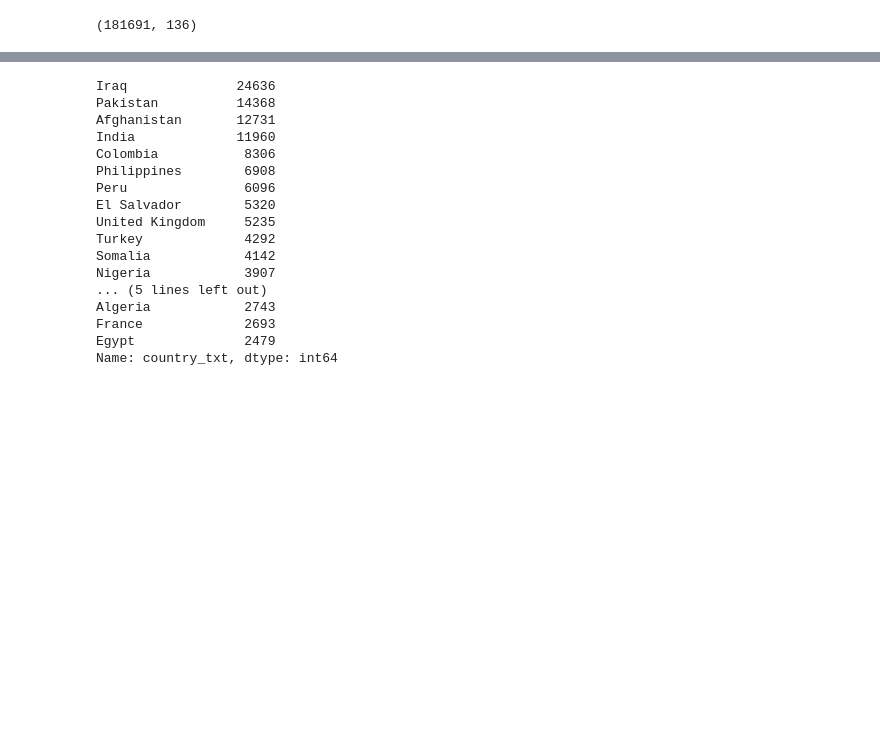
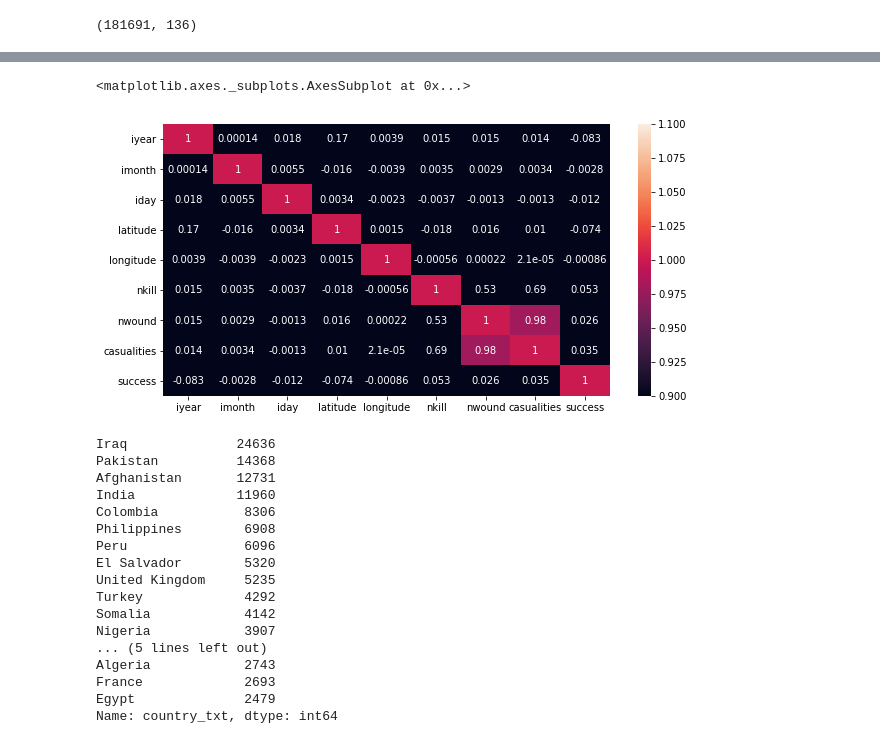
Before and after one commit to jogapritam/Global-Terrorism-Analysis, a Jupyter notebook: Global_Terrorism_Analysis_Capstone_Project.ipynb, the cells around one changed output, grey strips where cells are left out. Saved outputs shown, nothing was run; the diff lists cells and outputs as text; code cells hidden in the pictures; blank space fills up the shorter version.

```diff
--- a/Global_Terrorism_Analysis_Capstone_Project.ipynb
+++ b/Global_Terrorism_Analysis_Capstone_Project.ipynb
@@ -172,5 +174,3 @@ weaptype1_txt       0.000000
 success             0.000000
 motive             72.171984
 dtype: float64
-# %%
-df_1['casualities']=df_1['nwound']+df_1['nkill']
@@ -182,0 +177,3 @@ See the caveats in the documentation: https://pandas.pydata.org/pandas-docs/stab
+# %%
+#as variable motive contains more than 70% nan values we have to drop that column
+df_1.drop(['motive'],axis=1,inplace=True)
@@ -182,0 +195,4 @@ See the caveats in the documentation: https://pandas.pydata.org/pandas-docs/stab
+# %%
+#to know the correlation between our dataframe
+corr_df = df_1.corr()
+corr_df
@@ -183,3 +210,8 @@ See the caveats in the documentation: https://pandas.pydata.org/pandas-docs/stab
+# %%
+sns.heatmap(corr_df,vmin=1,annot=True)
+# %% [output]
+<matplotlib.axes._subplots.AxesSubplot at 0x...>
+[figure, added]
 # %%
 #we want to know the top 20 highest affected countries
 top20_affected_countries = df_1["country_txt"].value_counts()[:20]
```
Also changed, not shown: parts of 16 cells of this notebook.
